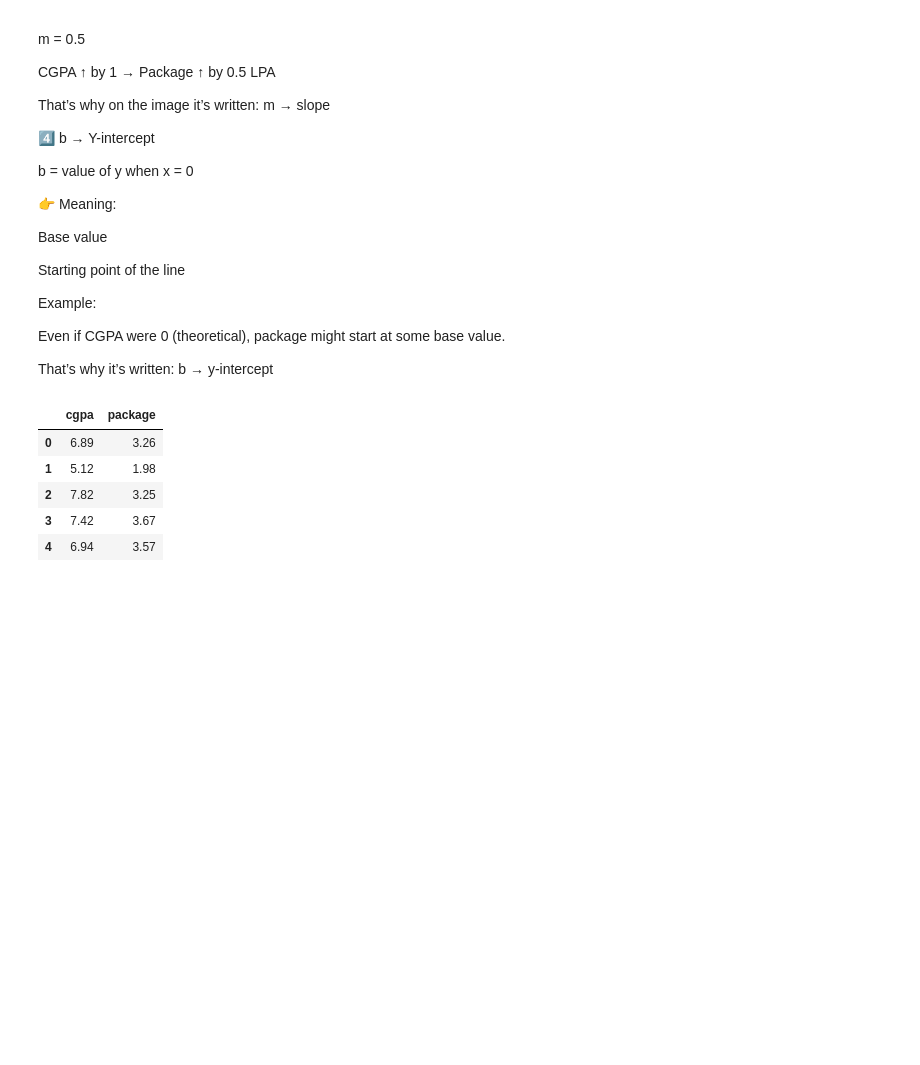
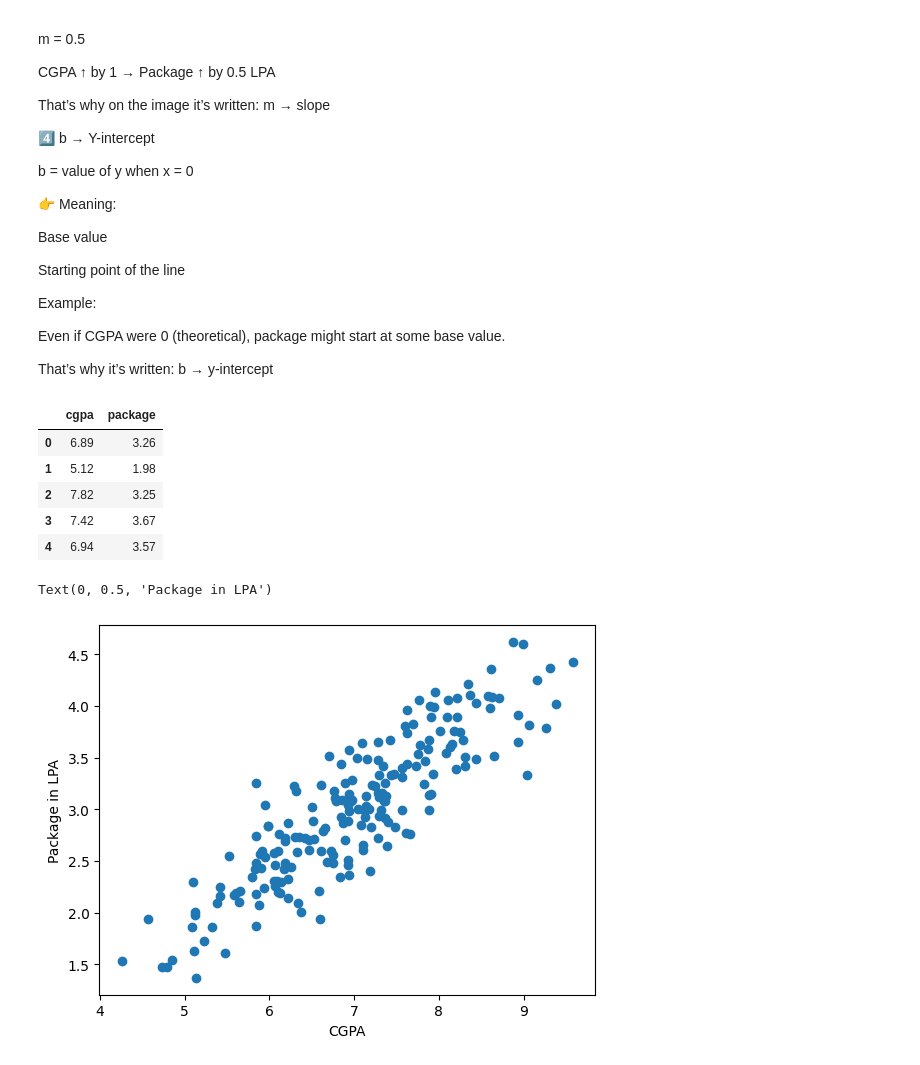
Before and after one commit to shubhammadane/pandas-by-shubhammadane, a Jupyter notebook: Machine_Learning_Day_1.ipynb, the cells around one changed output. Cells and saved outputs as stored; diff of their text form; code cells hidden in the pictures; blank space fills up the shorter version.

Commit message:
DataSet

```diff
--- a/Machine_Learning_Day_1.ipynb
+++ b/Machine_Learning_Day_1.ipynb
@@ -118,7 +118,7 @@ import matplotlib.pyplot as plt
 import numpy as np
 import pandas as pd
 # %%
-df =  pd.read_csv('placement.csv')
+df =  pd.read_csv('/content/Dataset/placement.csv')
 df.head()
 # %% [output]
 |  | cgpa | package |
@@ -127,3 +127,15 @@ df.head()
 | 2 | 7.82 | 3.25 |
 | 3 | 7.42 | 3.67 |
 | 4 | 6.94 | 3.57 |
+# %%
+#scatter plot is a graph used to show the relationship between two numerical variables.
+#X-axis → CGPA
+#Y-axis → Package (Salary)
+#Each dot = One student’s data
+
+plt.scatter(df['cgpa'],df['package'])
+plt.xlabel('CGPA')
+plt.ylabel('Package in LPA')
+# %% [output]
+Text(0, 0.5, 'Package in LPA')
+[figure, added]
```
Also changed, not shown: parts of 14 cells of this notebook.
